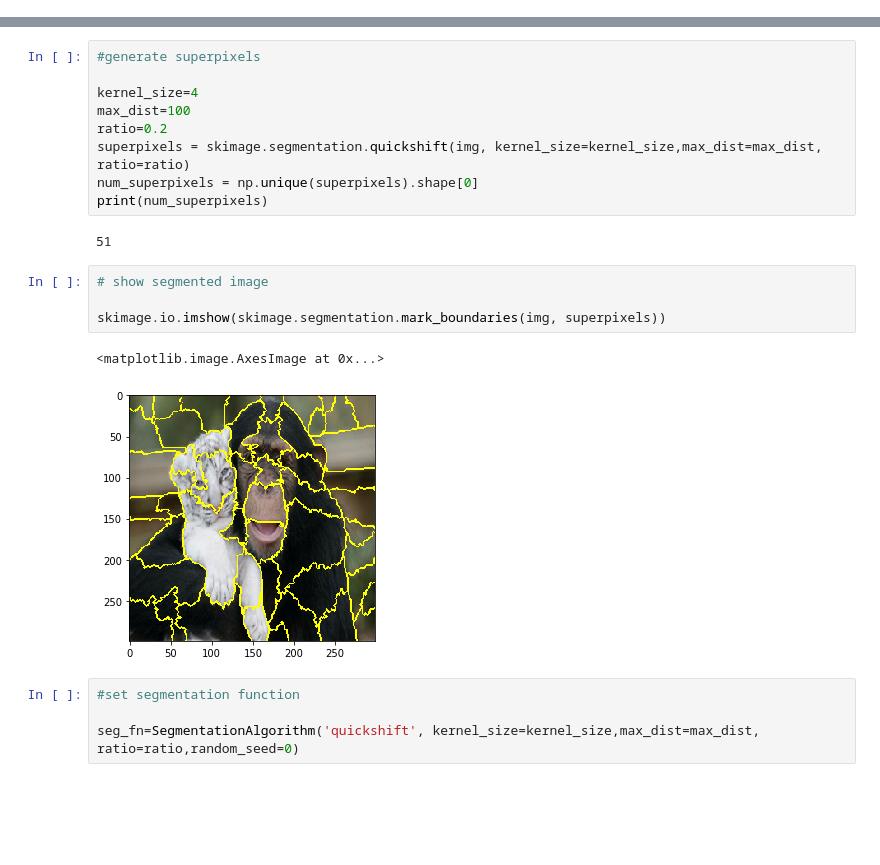
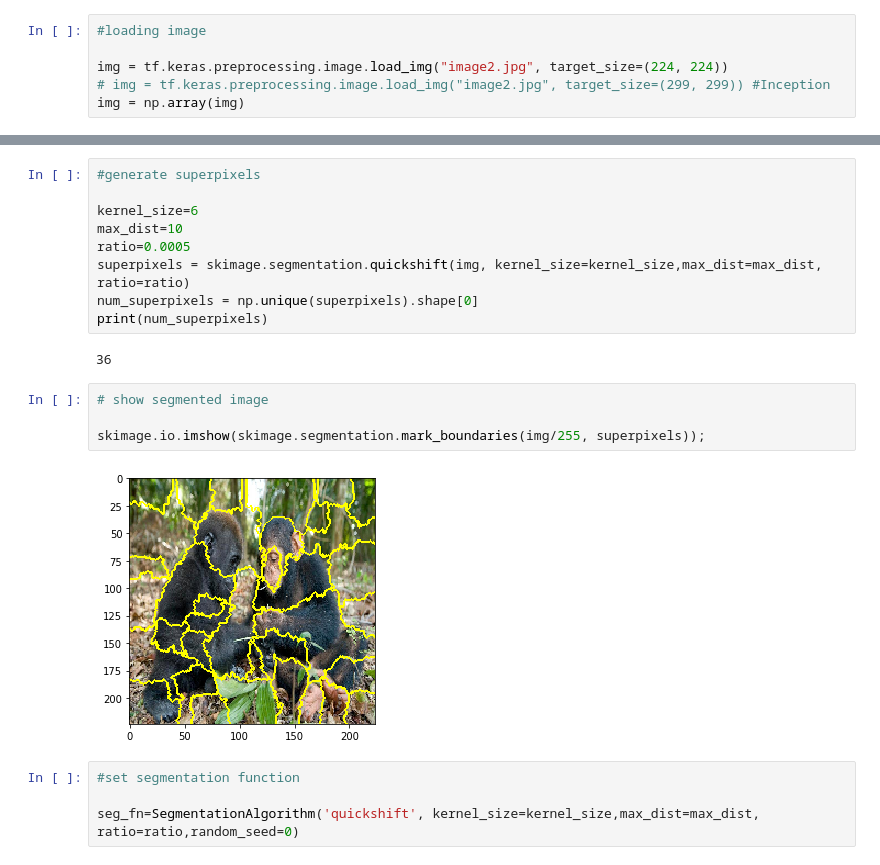
Before and after one commit to SAAF-16/Explainable_AI-Bachelor_Thesis, a Jupyter notebook: XAI_libraries/imageExplain(lime).ipynb, the cells around one changed output, grey strips where cells are left out. Saved outputs shown, nothing was run; the diff lists cells and outputs as text; blank space fills up the shorter version.

```diff
--- a/XAI_libraries/imageExplain(lime).ipynb
+++ b/XAI_libraries/imageExplain(lime).ipynb
@@ -51,0 +61,6 @@ decode_predictions(preds,top=10)[0]
+# %%
+#loading image
+
+img = tf.keras.preprocessing.image.load_img("image2.jpg", target_size=(224, 224))
+# img = tf.keras.preprocessing.image.load_img("image2.jpg", target_size=(299, 299)) #Inception
+img = np.array(img)
@@ -52,21 +91,20 @@ decode_predictions(preds,top=10)[0]
 # %%
 #generate superpixels
 
-kernel_size=4
-max_dist=100
-ratio=0.2
+kernel_size=6
+max_dist=10
+ratio=0.0005
 superpixels = skimage.segmentation.quickshift(img, kernel_size=kernel_size,max_dist=max_dist, ratio=ratio)
 num_superpixels = np.unique(superpixels).shape[0]
 print(num_superpixels)
 # %% [output]
-51
+36
 # %%
 # show segmented image
 
-skimage.io.imshow(skimage.segmentation.mark_boundaries(img, superpixels))
+skimage.io.imshow(skimage.segmentation.mark_boundaries(img/255, superpixels));
 # %% [output]
-<matplotlib.image.AxesImage at 0x...>
-[figure, old version]
+[figure, new version]
 # %%
 #set segmentation function
 
```
Also changed, not shown: parts of 19 cells of this notebook, 2 other files.
